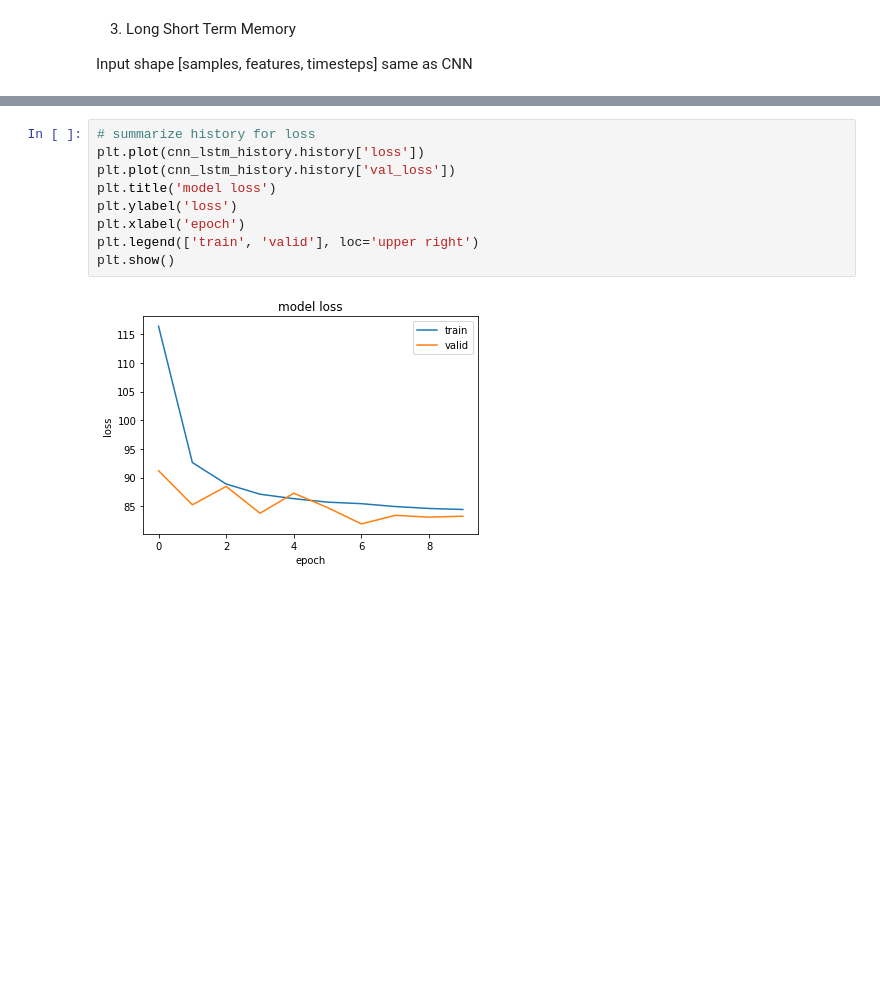
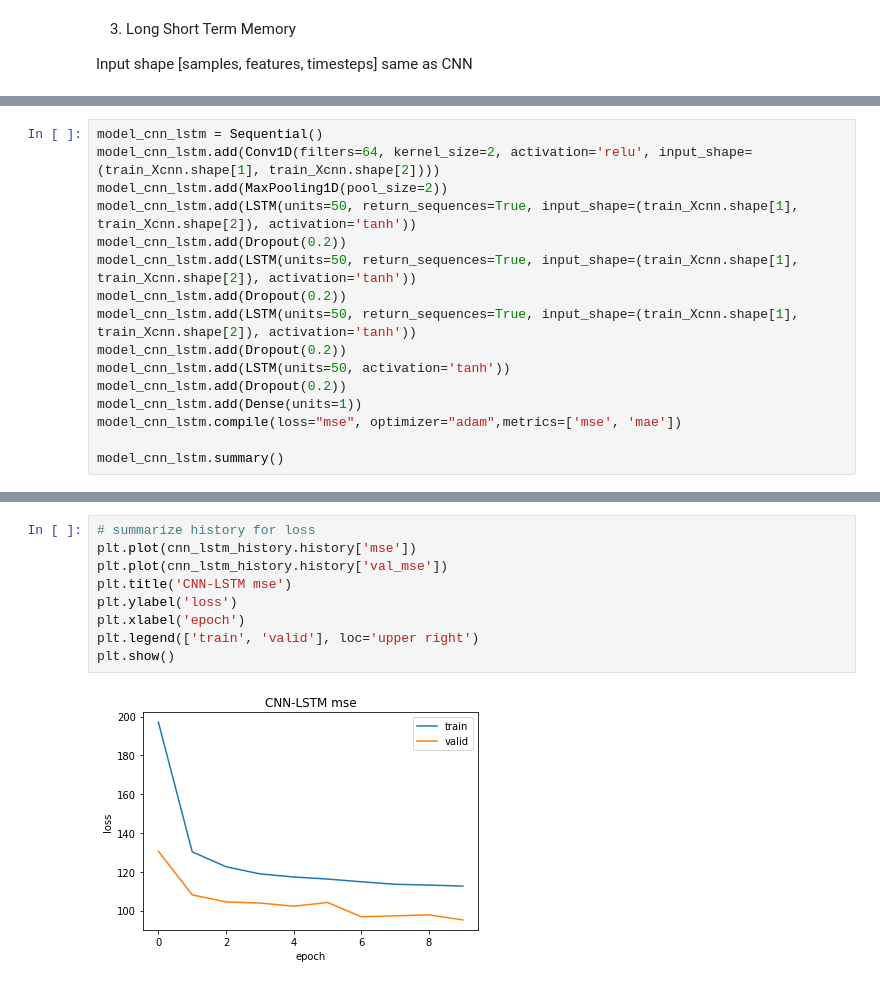
Before and after one commit to souhila98/Water-Level-Forecasting, a Jupyter notebook: Water_Levels_in_Venezia_Italia.ipynb, the cells around one changed output, grey strips where cells are left out. Saved outputs shown, nothing was run; the diff lists cells and outputs as text; blank space fills up the shorter version.

```diff
--- a/Water_Levels_in_Venezia_Italia.ipynb
+++ b/Water_Levels_in_Venezia_Italia.ipynb
@@ -767,0 +899,16 @@ _________________________________________________________________
+# %%
+model_cnn_lstm = Sequential()
+model_cnn_lstm.add(Conv1D(filters=64, kernel_size=2, activation='relu', input_shape=(train_Xcnn.shape[1], train_Xcnn.shape[2])))
+model_cnn_lstm.add(MaxPooling1D(pool_size=2))
+model_cnn_lstm.add(LSTM(units=50, return_sequences=True, input_shape=(train_Xcnn.shape[1], train_Xcnn.shape[2]), activation='tanh'))
+model_cnn_lstm.add(Dropout(0.2))
+model_cnn_lstm.add(LSTM(units=50, return_sequences=True, input_shape=(train_Xcnn.shape[1], train_Xcnn.shape[2]), activation='tanh'))
+model_cnn_lstm.add(Dropout(0.2))
+model_cnn_lstm.add(LSTM(units=50, return_sequences=True, input_shape=(train_Xcnn.shape[1], train_Xcnn.shape[2]), activation='tanh'))
+model_cnn_lstm.add(Dropout(0.2))
+model_cnn_lstm.add(LSTM(units=50, activation='tanh'))
+model_cnn_lstm.add(Dropout(0.2))
+model_cnn_lstm.add(Dense(units=1))
+model_cnn_lstm.compile(loss="mse", optimizer="adam",metrics=['mse', 'mae'])
+
+model_cnn_lstm.summary()
@@ -791,11 +956,11 @@ Epoch 10/10
 # %%
 # summarize history for loss
-plt.plot(cnn_lstm_history.history['loss'])
-plt.plot(cnn_lstm_history.history['val_loss'])
-plt.title('model loss')
+plt.plot(cnn_lstm_history.history['mse'])
+plt.plot(cnn_lstm_history.history['val_mse'])
+plt.title('CNN-LSTM mse')
 plt.ylabel('loss')
 plt.xlabel('epoch')
 plt.legend(['train', 'valid'], loc='upper right')
 plt.show()
 # %% [output]
-[figure, old version]
+[figure, new version]
```
Also changed, not shown: parts of 40 cells of this notebook.
